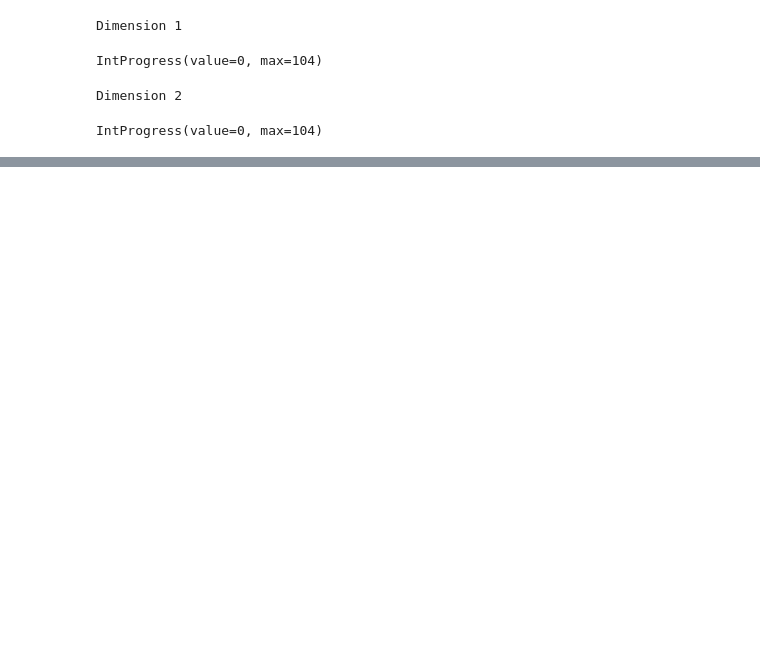
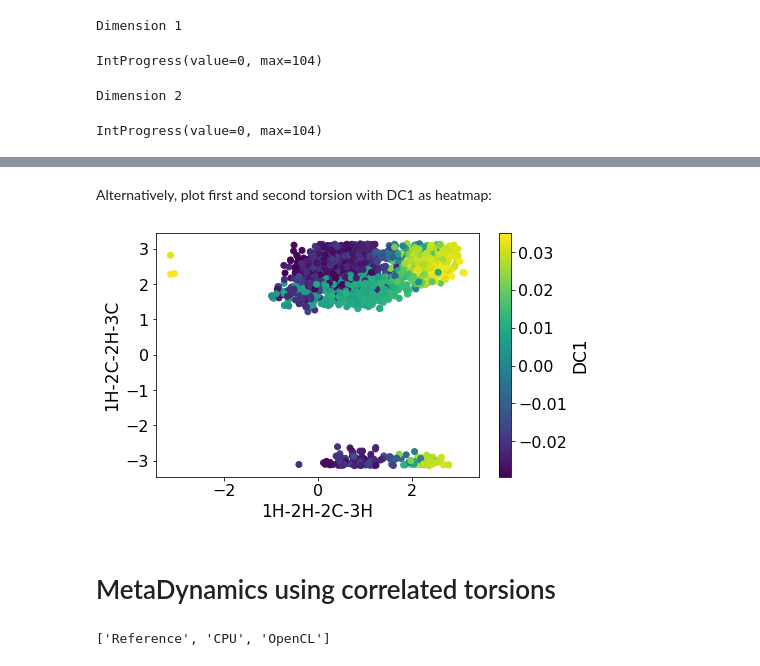
Before and after one commit to dominicp6/mdfeature, a Jupyter notebook: notebooks/test_mdfeature.ipynb, the cells around one changed output, grey strips where cells are left out. Saved outputs shown, nothing was run; the diff lists cells and outputs as text; code cells hidden in the pictures; blank space fills up the shorter version.

Commit message:
added first explorations into applying correlated mdfeatures

```diff
--- a/notebooks/test_mdfeature.ipynb
+++ b/notebooks/test_mdfeature.ipynb
@@ -416,0 +433,21 @@ plt.show()
+# %% [markdown]
+Alternatively, plot first and second torsion with DC1 as heatmap:
+# %%
+clb = plt.scatter(torsion_max, torsion_max_1, c=mydmap.evecs[:,0])
+
+plt.colorbar(clb, label=("DC1"))
+plt.xlabel(features.get_name_torsion(cv_indices[0], pdb_file=pdb_name, table=table, format='short'))
+plt.ylabel(features.get_name_torsion(cv_indices[1], pdb_file=pdb_name, table=table, format='short'))
+
+
+plt.show()
+# %% [output]
+[figure, added]
+# %% [markdown]
+# MetaDynamics using correlated torsions
+# %%
+import simtk.openmm as mm
+platforms = [ mm.Platform.getPlatform(index).getName() for index in range(mm.Platform.getNumPlatforms()) ]
+print (platforms)
+# %% [output]
+['Reference', 'CPU', 'OpenCL']
```
Also changed, not shown: parts of 12 cells of this notebook, 1 other file.
